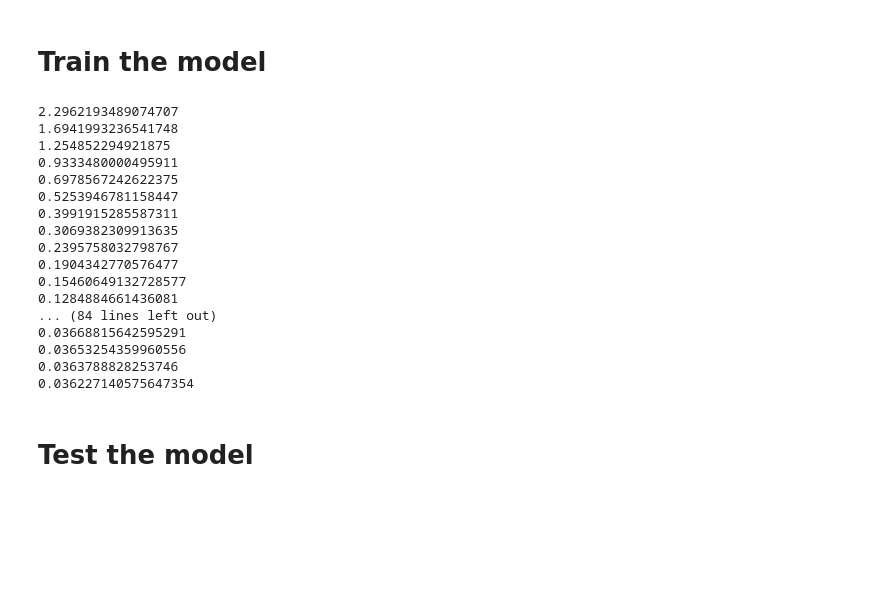
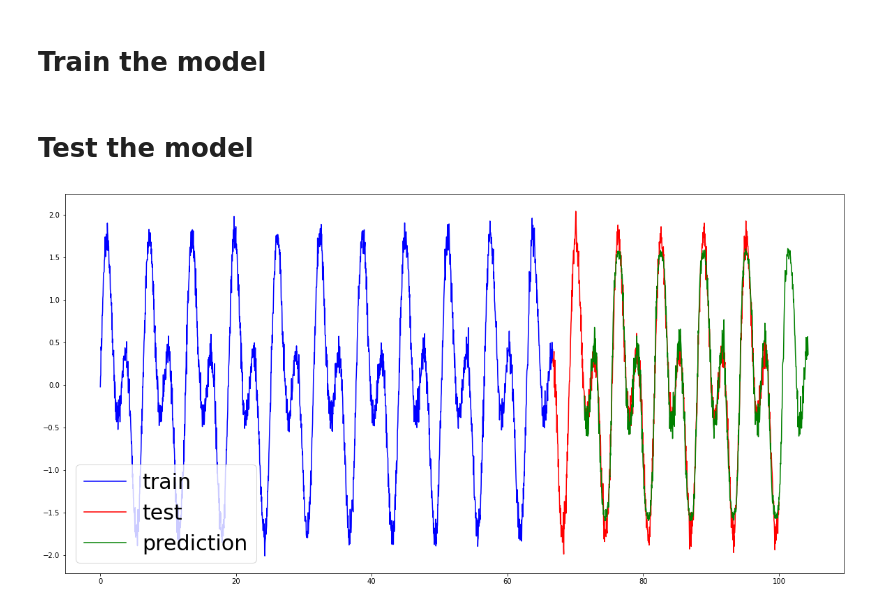
Before and after one commit to hoyunchoi/ML_practice, a Jupyter notebook: vanilla_RNN/vanilla_RNN.ipynb, the cells around one changed output. Cells and saved outputs as stored; diff of their text form; code cells hidden in the pictures; blank space fills up the shorter version.

```diff
--- a/vanilla_RNN/vanilla_RNN.ipynb
+++ b/vanilla_RNN/vanilla_RNN.ipynb
@@ -58,9 +61,9 @@ class RNN(nn.Module):
         self.hidden_size = hidden_size
 
         #* Generate matrixes for vanilla RNN
-        self.U = nn.Linear(self.in_features, self.hidden_size, bias=False)
-        self.W = nn.Linear(self.hidden_size, self.hidden_size, bias=False)
-        self.V = nn.Linear(self.hidden_size, self.out_features, bias=False)
+        self.W_i = nn.Linear(self.in_features, self.hidden_size, bias=False)
+        self.W_h = nn.Linear(self.hidden_size, self.hidden_size, bias=False)
+        self.W_o = nn.Linear(self.hidden_size, self.out_features, bias=False)
 
         #* Activations
         self.activation = nn.Tanh()
@@ -69,8 +72,8 @@ class RNN(nn.Module):
         return torch.zeros(x.shape[0], self.hidden_size)
 
     def forward(self, x, h):
-        h = self.activation(self.U(x) + self.W(h))
-        y = self.V(h)
+        h = self.activation(self.W_i(x) + self.W_h(h))
+        y = self.W_o(h)
         return y, h
 
 model = RNN(in_features=1, out_features=1, hidden_size=50)
@@ -93,42 +96,37 @@ for epoch in range(max_epoch):
 
     #* Get loss
     loss = loss_func(y, train_output)
-    print(loss.item())
+    # print(loss.item())
 
     #* Back propagation
     optimizer.zero_grad()
     loss.backward()
     optimizer.step()
-# %% [output]
-2.2962193489074707
-1.6941993236541748
-1.254852294921875
-0.9333480000495911
-0.6978567242622375
-0.5253946781158447
-0.3991915285587311
-0.3069382309913635
-0.2395758032798767
-0.1904342770576477
-0.15460649132728577
-0.1284884661436081
-... (84 lines left out)
-0.03668815642595291
-0.03653254359960556
-0.0363788828253746
-0.036227140575647354
 # %% [markdown]
 # Test the model
 # %%
 prediction = []
 model.eval()
 with torch.no_grad():
     #* Initialize hidden state
     for x in test_input:
         h = model.init_hidden(x)
         break
 
     #* Feed forward
     for x in test_input:
-        y, h = model(x,h)
+        y, h = model(x, h)
     prediction = y
+
+plt.figure(figsize=(20, 10))
+plt.plot(raw_x[:num_train], raw_y[:num_train],
+         color='b', label='train')
+plt.plot(raw_x[num_train:], raw_y[num_train:],
+         color='r', label='test')
+plt.plot(raw_x[num_train + len_sequence:] + 4.3, prediction,
+         color='g', label='prediction')
+plt.legend(fontsize=30)
+plt.savefig("test.png")
+plt.show()
+# %% [output]
+[figure, added]
```
Also changed, not shown: parts of 2 cells of this notebook.
